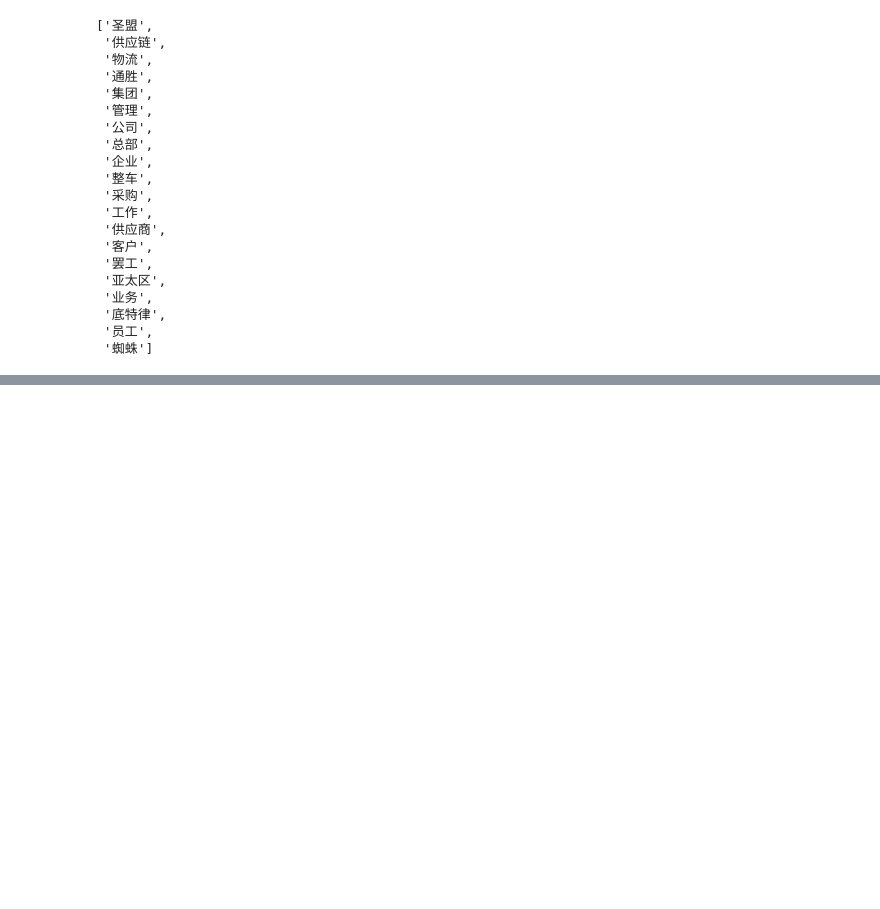
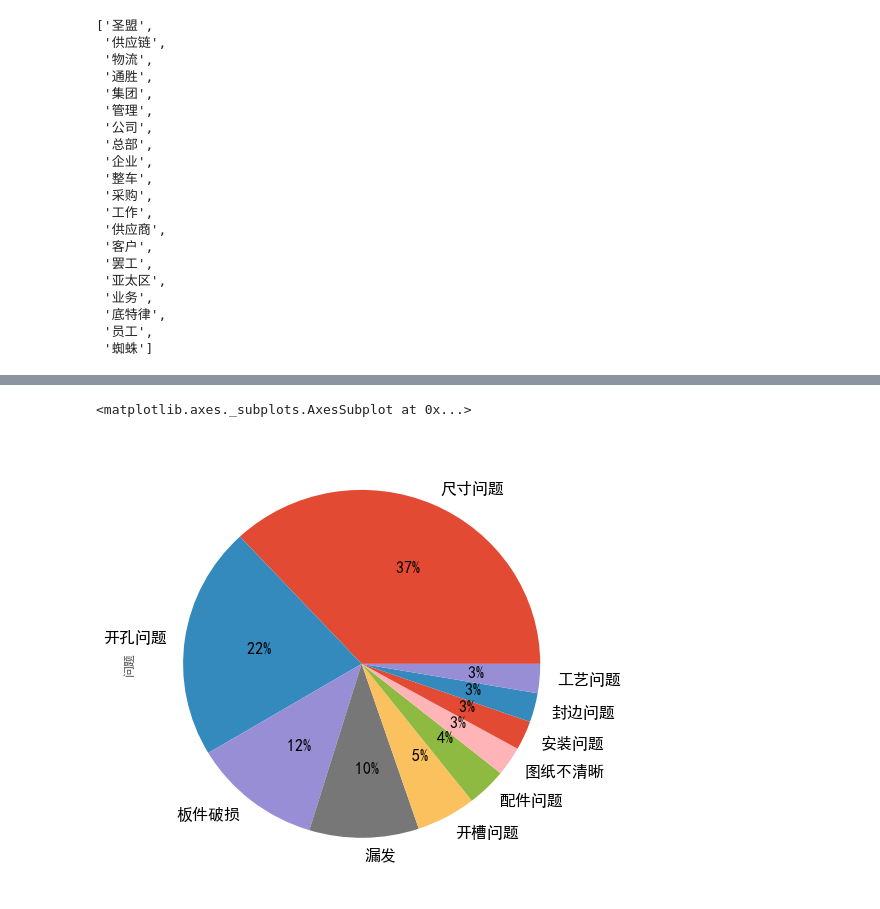
Before and after one commit to serpahimor/private-room, a Jupyter notebook: ipynb/data/补单查询数据.ipynb, the cells around one changed output, grey strips where cells are left out. Drawn from its saved outputs; the diff is of its cells as text; code cells hidden in the pictures; blank space fills up the shorter version.

```diff
--- a/ipynb/data/补单查询数据.ipynb
+++ b/ipynb/data/补单查询数据.ipynb
@@ -1991,0 +2000,7 @@ topK(path+'物流.txt')
+# %%
+# df_zhiyin['汇报人'].value_counts().plot(kind='bar')
+df_zhiyin['问题'].value_counts()[:10].plot(kind='pie',fontsize=16,autopct = '%3.0f%%',figsize=(8,8))
+# df_zhiyin['问题'].value_counts()[:]
+# %% [output]
+<matplotlib.axes._subplots.AxesSubplot at 0x...>
+[figure, added]
```
Also changed, not shown: parts of 4 cells of this notebook, 36 other files.
